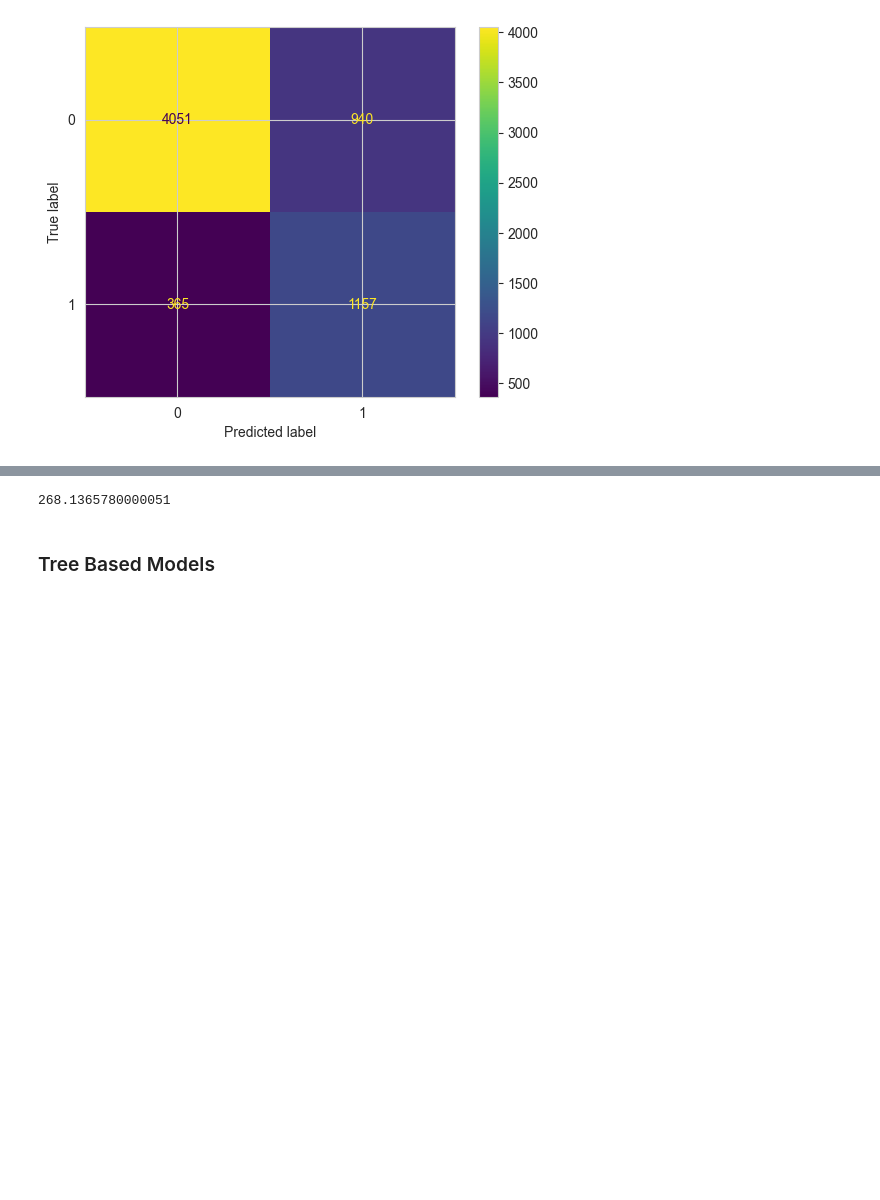
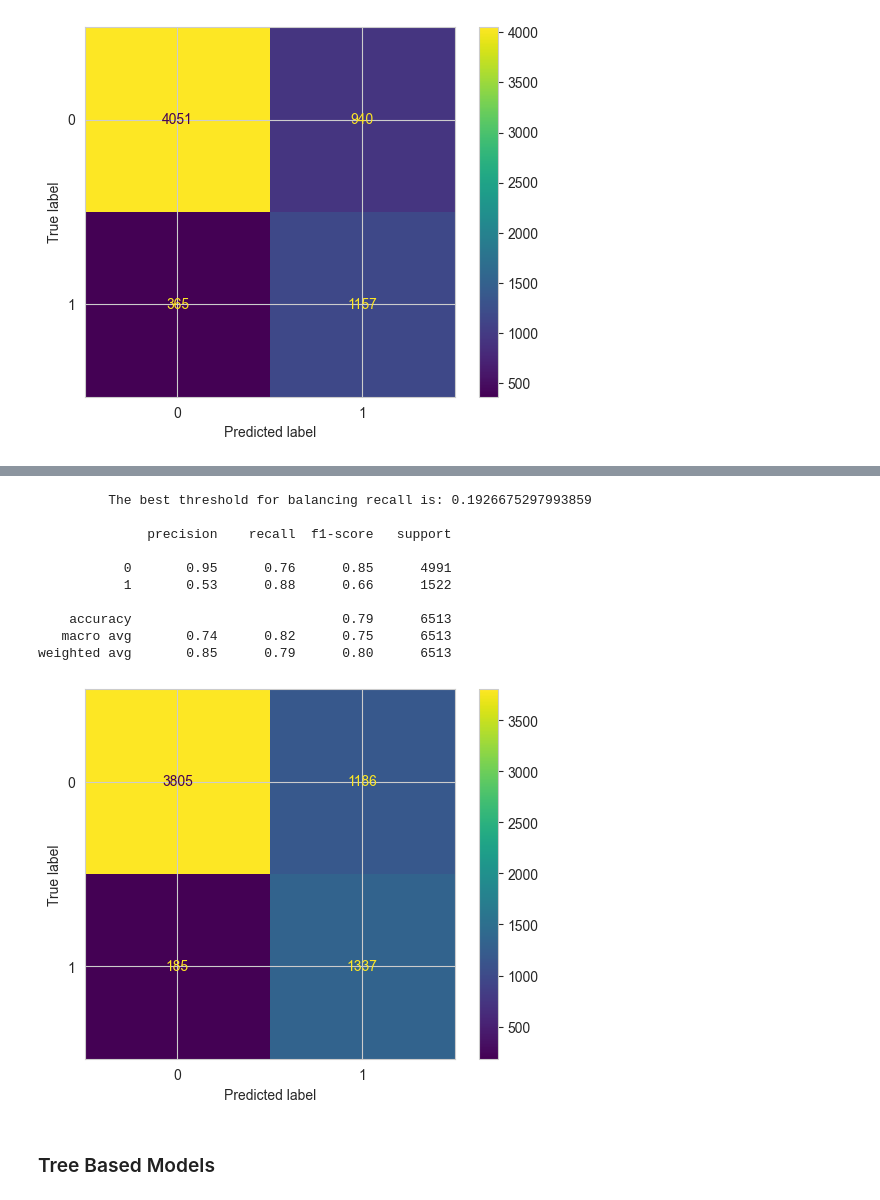
Before and after one commit to OmerSav/AdultCensusIncomeClassification, a Jupyter notebook: notebooks/0.2-os-train-models.ipynb, the cells around one changed output, grey strips where cells are left out. Drawn from its saved outputs; the diff is of its cells as text; code cells hidden in the pictures; blank space fills up the shorter version.

Commit message:
models reports

```diff
--- a/notebooks/0.2-os-train-models.ipynb
+++ b/notebooks/0.2-os-train-models.ipynb
@@ -219,16 +225,20 @@ Fitting 5 folds for each of 3 candidates, totalling 15 fits
-# %%
-import timeit
-from sklearn.svm import SVC
-
-
-def timeit_fc():
-    svc_model = SVC(probability=True)
-    svc_model.fit(X_train_scaled, y_train)
-
-
-timeit.timeit('timeit_fc()', number=1, globals=globals())
-# %% [output]
-268.1365780000051
+# %%
+svc_best_threshold = find_threshold(svc_scores['roc_curve'])
+_ = classification_scores(svc_grid, X_test_scaled, y_test,
+                          svc_best_threshold,
+                          plots=False)
+# %% [output]
+         The best threshold for balancing recall is: 0.1926675297993859
+
+              precision    recall  f1-score   support
+
+           0       0.95      0.76      0.85      4991
+           1       0.53      0.88      0.66      1522
+
+    accuracy                           0.79      6513
+   macro avg       0.74      0.82      0.75      6513
+weighted avg       0.85      0.79      0.80      6513
+[figure, added]
 # %% [markdown]
 ### Tree Based Models
 # %% [markdown]
```
Also changed, not shown: parts of 20 cells of this notebook, 8 other files.
